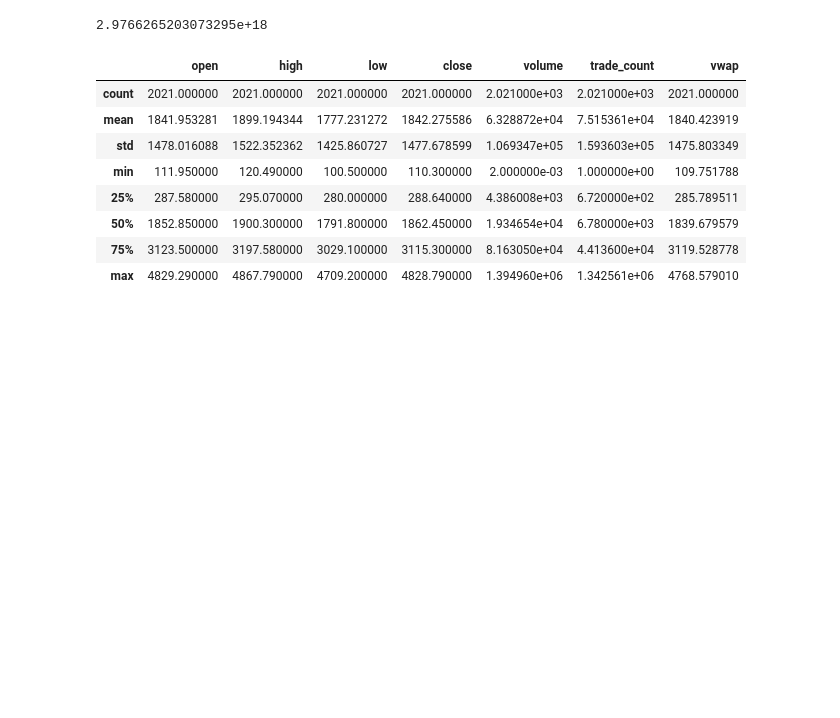
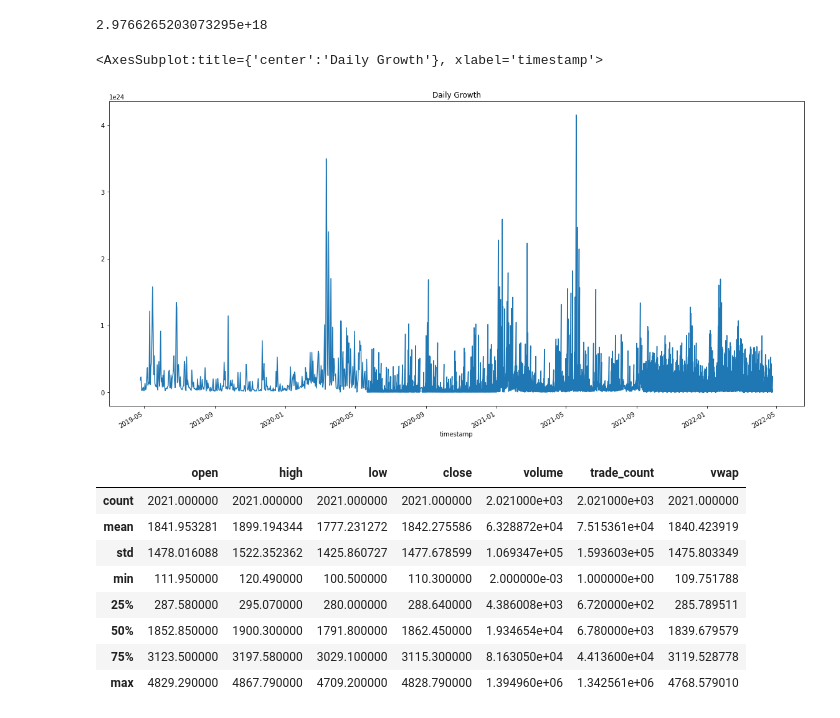
Before and after one commit to Sumguy1234/Sooper-Cool-Crypto-Tool, a Jupyter notebook: ETH_analysis.ipynb, the cells around one changed output. Drawn from its saved outputs; the diff is of its cells as text; code cells hidden in the pictures; blank space fills up the shorter version.

```diff
--- a/ETH_analysis.ipynb
+++ b/ETH_analysis.ipynb
@@ -110,6 +110,12 @@ production_rate
 2.9766265203073295e+18
 # %%
 ## difference between the two and historical effects/correlations with price
+# %%
+growth = df_eth['volume'] * production_rate
+growth.plot(kind='line',figsize=(20,10), title="Daily Growth")
+# %% [output]
+<AxesSubplot:title={'center':'Daily Growth'}, xlabel='timestamp'>
+[figure, added]
 # %%
 ##General Ethereum analysis
 # %%
```
Also changed, not shown: parts of 5 cells of this notebook, 2 other files.
